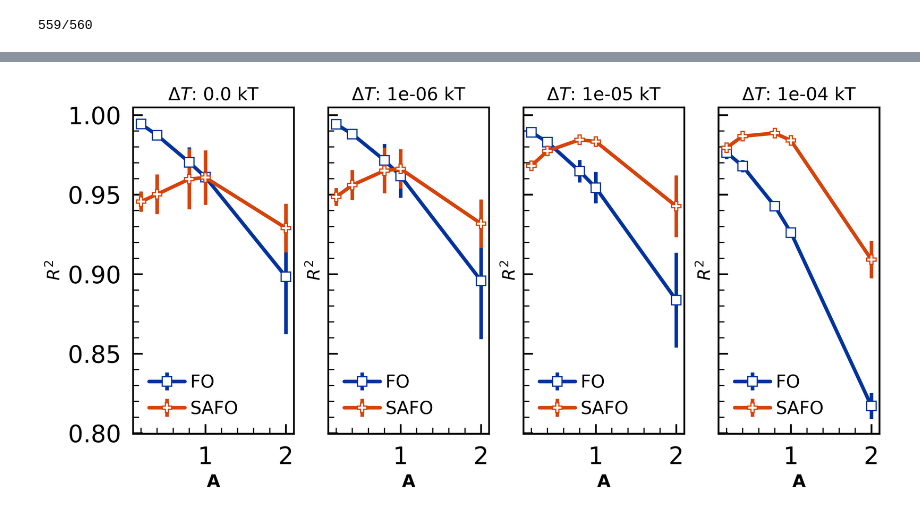
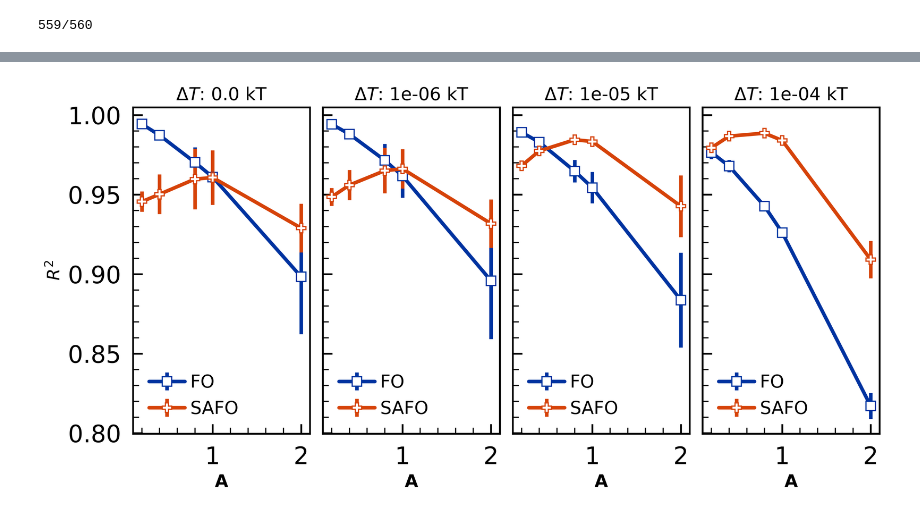
Before and after one commit to cmelab/notebooks-for-2020-epoxy-paper, a Jupyter notebook: rxn-fits-fo-safo/rxn-fits-safo.ipynb, the cells around one changed output, grey strips where cells are left out. Saved outputs shown, nothing was run; the diff lists cells and outputs as text; code cells hidden in the pictures.

```diff
--- a/rxn-fits-fo-safo/rxn-fits-safo.ipynb
+++ b/rxn-fits-fo-safo/rxn-fits-safo.ipynb
@@ -202,11 +202,11 @@ for i,(deltaT,df_deltaT) in enumerate(df_sorted.groupby('deltaT')):
         axs[i].set_title('$\Delta T$: {:.0e} kT'.format(deltaT),fontsize=15)
     axs[i].legend(fontsize=15, loc="lower left")
     axs[i].set_xlabel('A')
-    axs[i].set_ylabel('$R^2$')
+
     #plt.yscale('log')
     #plt.ylim(0.3,1.1)
     axs[i].set_xlim(0.1,2.1)
-
+axs[0].set_ylabel('$R^2$')
 plt.tight_layout()
 plt.savefig("all_delta.png", transparent=True, dpi=300)
 plt.show()
@@ -231 +231 @@ sem [0.0022878305443372587, 0.0013229661902640793, 0.0012035959203720908, 0.0020
-[figure, old version]
+[figure, new version]
```
Also changed, not shown: parts of 1 cell of this notebook, 3 other files.
